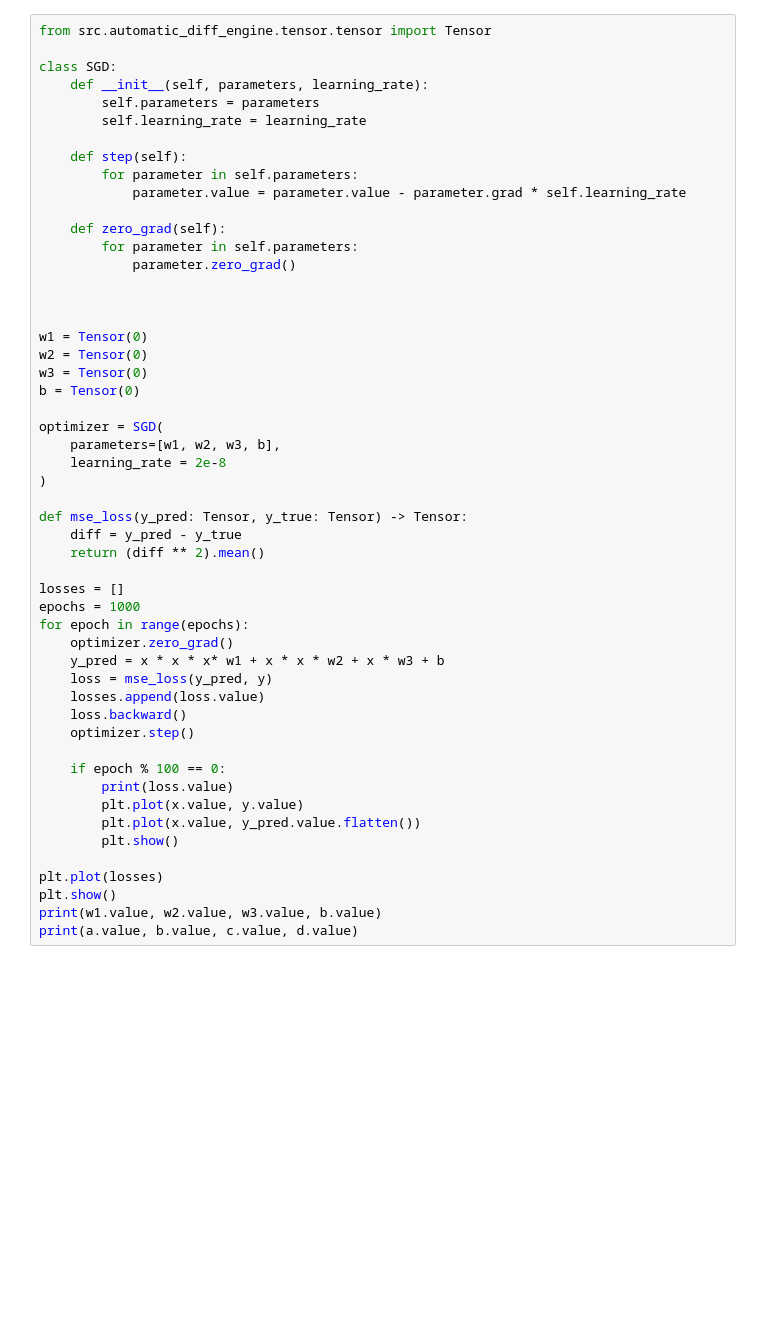
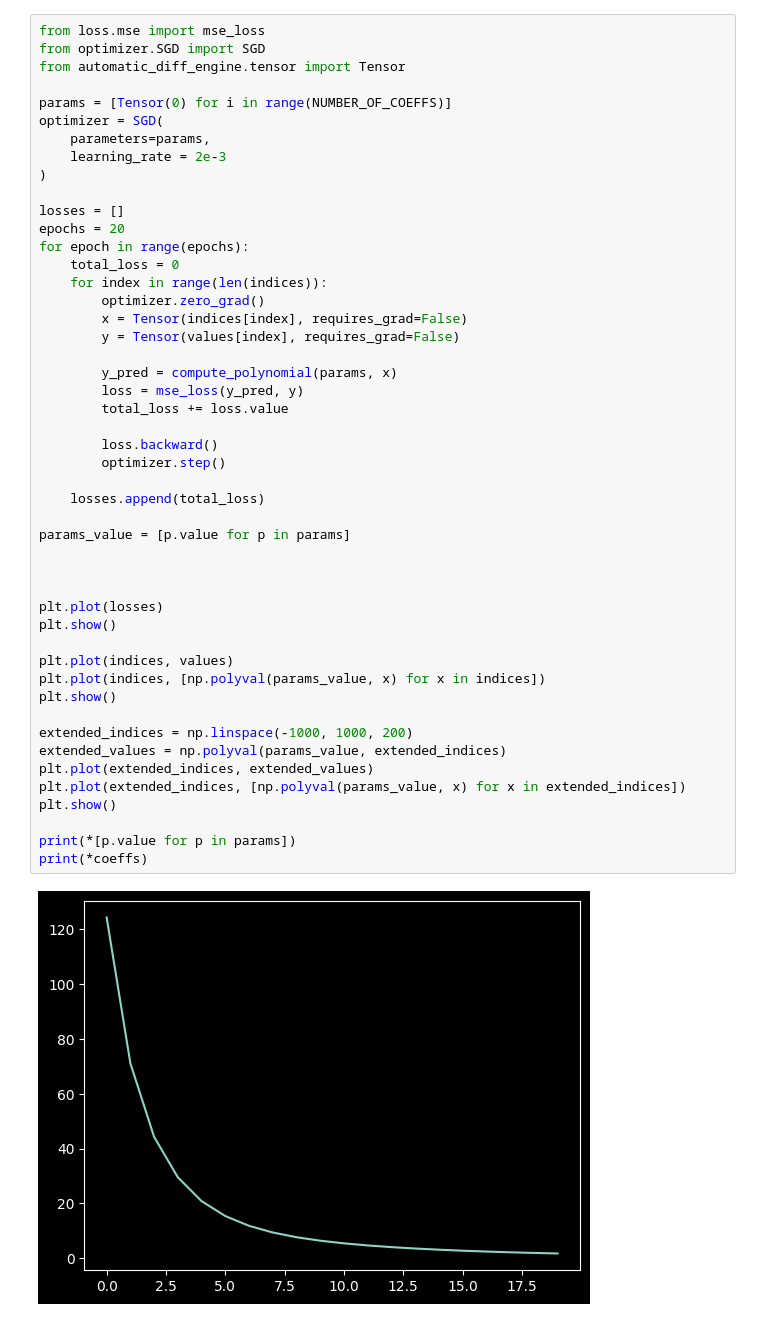
Before and after one commit to EduardDumitrescul/machine-learning-from-scratch, a Jupyter notebook: src/experiments/stochastic_gradient_descent.ipynb, the cells around one changed output. Saved outputs shown, nothing was run; the diff lists cells and outputs as text; blank space fills up the shorter version.

```diff
--- a/src/experiments/stochastic_gradient_descent.ipynb
+++ b/src/experiments/stochastic_gradient_descent.ipynb
@@ -30,53 +26,50 @@ y = [0.6394268]x^2 + [0.02501076]x + [0.27502932]
 # %%
-from src.automatic_diff_engine.tensor.tensor import Tensor
+from loss.mse import mse_loss
+from optimizer.SGD import SGD
+from automatic_diff_engine.tensor import Tensor
 
-class SGD:
-    def __init__(self, parameters, learning_rate):
-        self.parameters = parameters
-        self.learning_rate = learning_rate
+params = [Tensor(0) for i in range(NUMBER_OF_COEFFS)]
+optimizer = SGD(
+    parameters=params,
+    learning_rate = 2e-3
+)
 
-    def step(self):
-        for parameter in self.parameters:
-            parameter.value = parameter.value - parameter.grad * self.learning_rate
+losses = []
+epochs = 20
+for epoch in range(epochs):
+    total_loss = 0
+    for index in range(len(indices)):
+        optimizer.zero_grad()
+        x = Tensor(indices[index], requires_grad=False)
+        y = Tensor(values[index], requires_grad=False)
 
-    def zero_grad(self):
-        for parameter in self.parameters:
-            parameter.zero_grad()
+        y_pred = compute_polynomial(params, x)
+        loss = mse_loss(y_pred, y)
+        total_loss += loss.value
+
+        loss.backward()
+        optimizer.step()
+
+    losses.append(total_loss)
+
+params_value = [p.value for p in params]
 
 
 
-w1 = Tensor(0)
-w2 = Tensor(0)
-w3 = Tensor(0)
-b = Tensor(0)
-
-optimizer = SGD(
-    parameters=[w1, w2, w3, b],
-    learning_rate = 2e-8
-)
-
-def mse_loss(y_pred: Tensor, y_true: Tensor) -> Tensor:
-    diff = y_pred - y_true
-    return (diff ** 2).mean()
-
-losses = []
-epochs = 1000
-for epoch in range(epochs):
-    optimizer.zero_grad()
-    y_pred = x * x * x* w1 + x * x * w2 + x * w3 + b
-    loss = mse_loss(y_pred, y)
-    losses.append(loss.value)
-    loss.backward()
-    optimizer.step()
-
-    if epoch % 100 == 0:
-        print(loss.value)
-        plt.plot(x.value, y.value)
-        plt.plot(x.value, y_pred.value.flatten())
-        plt.show()
-
 plt.plot(losses)
 plt.show()
-print(w1.value, w2.value, w3.value, b.value)
-print(a.value, b.value, c.value, d.value)
+
+plt.plot(indices, values)
+plt.plot(indices, [np.polyval(params_value, x) for x in indices])
+plt.show()
+
+extended_indices = np.linspace(-1000, 1000, 200)
+extended_values = np.polyval(params_value, extended_indices)
+plt.plot(extended_indices, extended_values)
+plt.plot(extended_indices, [np.polyval(params_value, x) for x in extended_indices])
+plt.show()
+
+print(*[p.value for p in params])
+print(*coeffs)
 # %% [output]
+[figure, new version]
```
Also changed, not shown: parts of 2 cells of this notebook, 22 other files.
